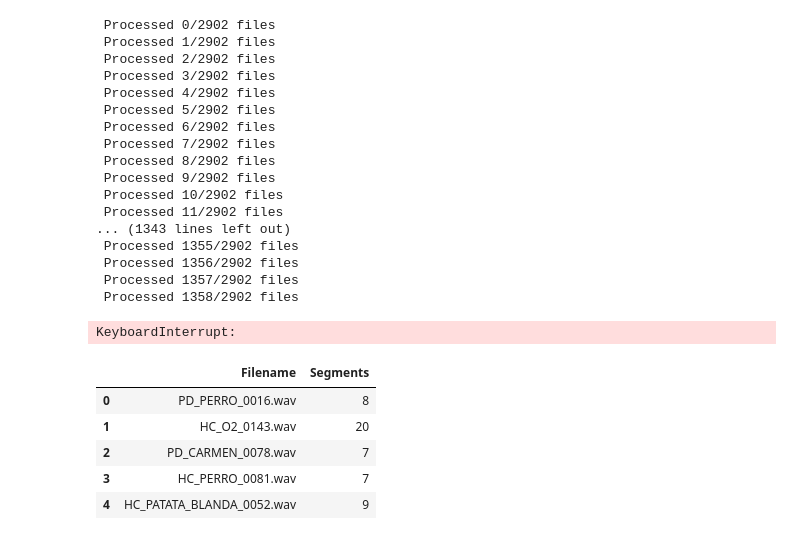
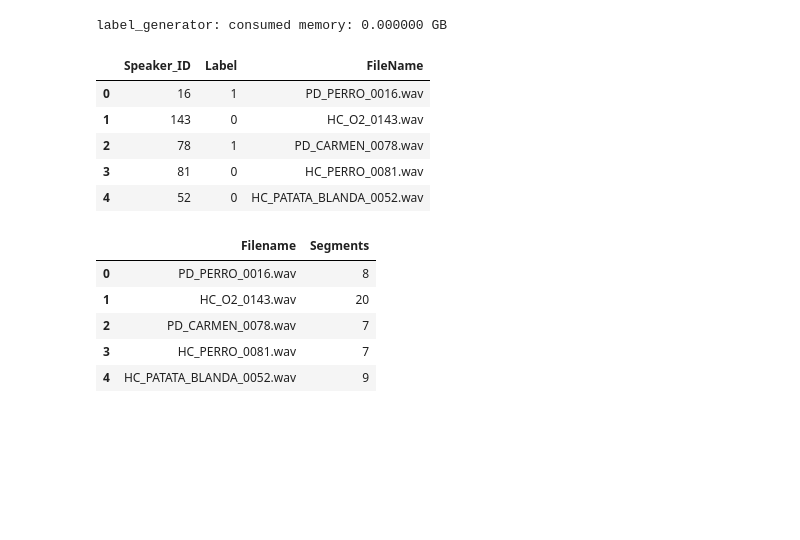
Before and after one commit to IvanAlbaEl/DA_PD, a Jupyter notebook: num_segmentos.ipynb, the cells around one changed output. Cells and saved outputs as stored; diff of their text form; code cells hidden in the pictures; blank space fills up the shorter version.

```diff
--- a/num_segmentos.ipynb
+++ b/num_segmentos.ipynb
@@ -7,0 +11,20 @@ from torch.utils.data import Dataset, DataLoader
+# %%
+@profile
+def label_generator(DATA_PATH_NeuroV):
+    data_list = []
+
+    for dirname, _, filenames in os.walk(DATA_PATH_NeuroV):
+        for filename in filenames:
+            if filename.endswith('.wav'):  # Check if the file is a WAV file
+                identifiers = filename.split('.')[0].split('_')
+                Speaker_ID = int(identifiers[-1])
+                Label = 1 if identifiers[0] == 'PD' else 0
+                data_list.append({
+                    "Speaker_ID": Speaker_ID,
+                    "Label": Label,
+                    "FileName": filename
+                })
+
+    data_NeuroV = pd.DataFrame(data_list)
+
+    return data_NeuroV
@@ -61,21 +84,11 @@ def num_seg(data_dir, SAMPLE_RATE, output_csv=None, filenames=False):
-# %%
-num_seg(DATA_PATH_NeuroV, SAMPLE_RATE_, 'prueba.csv')
-# %% [output]
- Processed 0/2902 files
- Processed 1/2902 files
- Processed 2/2902 files
- Processed 3/2902 files
- Processed 4/2902 files
- Processed 5/2902 files
- Processed 6/2902 files
- Processed 7/2902 files
- Processed 8/2902 files
- Processed 9/2902 files
- Processed 10/2902 files
- Processed 11/2902 files
-... (1343 lines left out)
- Processed 1355/2902 files
- Processed 1356/2902 files
- Processed 1357/2902 files
- Processed 1358/2902 files
-KeyboardInterrupt:
+# %%
+audio_labels=label_generator(DATA_PATH_NeuroV)
+audio_labels.head()
+# %% [output]
+label_generator: consumed memory: 0.000000 GB
+|  | Speaker_ID | Label | FileName |
+| 0 | 16 | 1 | PD_PERRO_0016.wav |
+| 1 | 143 | 0 | HC_O2_0143.wav |
+| 2 | 78 | 1 | PD_CARMEN_0078.wav |
+| 3 | 81 | 0 | HC_PERRO_0081.wav |
+| 4 | 52 | 0 | HC_PATATA_BLANDA_0052.wav |
```
Also changed, not shown: parts of 5 cells of this notebook, 8 other files.
